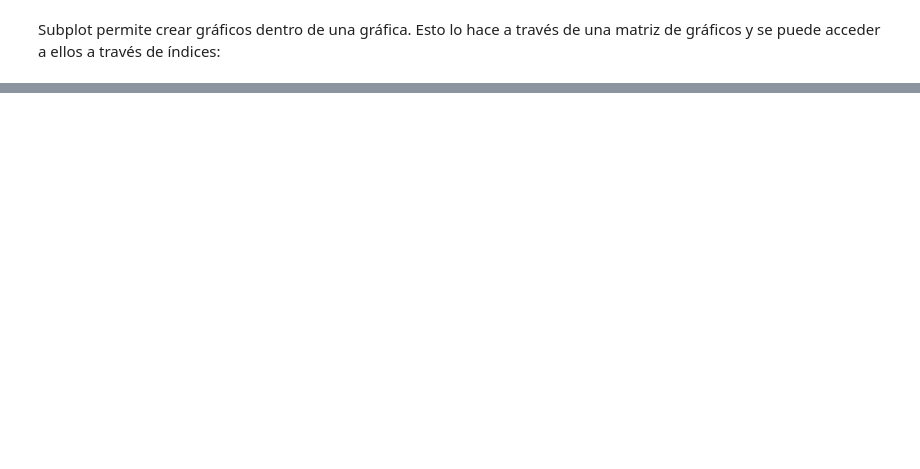
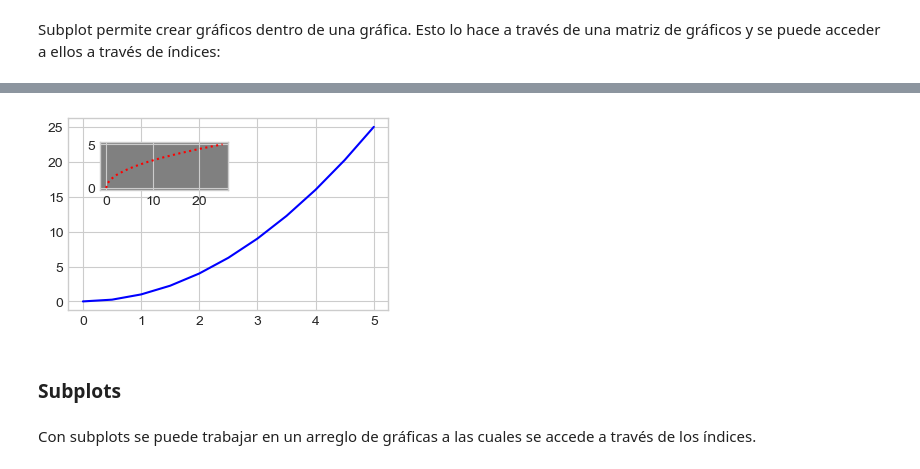
Before and after one commit to gianmarco-holm/DevelopmentNotesByGianmarco, a Jupyter notebook: matplotlib_seaborn.ipynb, the cells around one changed output, grey strips where cells are left out. Drawn from its saved outputs; the diff is of its cells as text; code cells hidden in the pictures; blank space fills up the shorter version.

```diff
--- a/matplotlib_seaborn.ipynb
+++ b/matplotlib_seaborn.ipynb
@@ -160,0 +195,16 @@ plt.show()
+# %%
+# Podemos crear varias gráficas dentro del lienzo llamando el método fig.
+fig = plt.figure()
+axes = fig.add_axes([0.1,0.1,0.5,0.4])
+axes2 = fig.add_axes([0.15,0.35,0.2,0.1])
+
+axes.plot(x,y, 'b')
+axes2.plot(y,x, 'r:')
+axes2.set_facecolor('grey')
+plt.show()
+# %% [output]
+[figure, added]
+# %% [markdown]
+### Subplots
+# %% [markdown]
+Con subplots se puede trabajar en un arreglo de gráficas a las cuales se accede a través de los índices.
```
Also changed, not shown: parts of 58 cells of this notebook, 3 other files.
